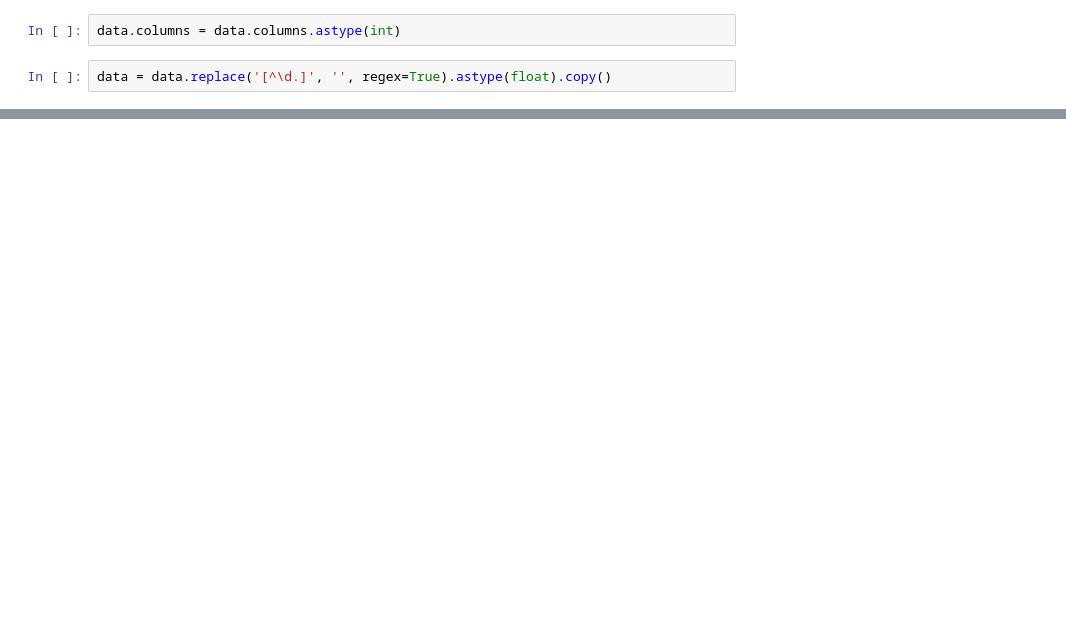
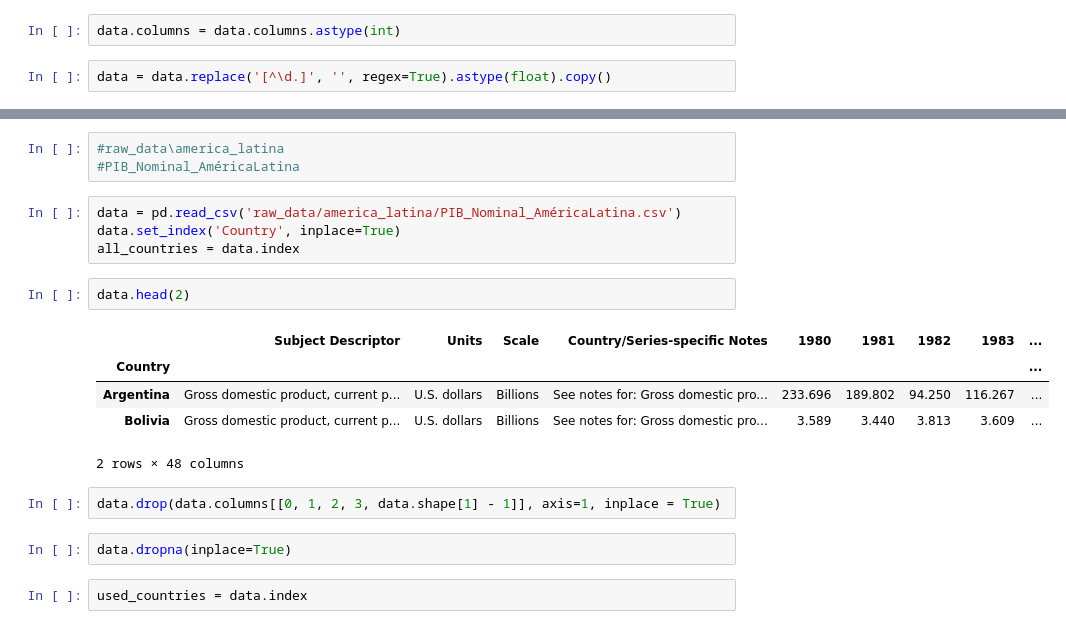
Before and after one commit to MoysesAz/Analyze-emerging, a Jupyter notebook: Analytics_South_America_by_Carolina.ipynb, the cells around one changed output, grey strips where cells are left out. Drawn from its saved outputs; the diff is of its cells as text; blank space fills up the shorter version.

```diff
--- a/Analytics_South_America_by_Carolina.ipynb
+++ b/Analytics_South_America_by_Carolina.ipynb
@@ -39,0 +64,21 @@ data.to_excel("data_finish_america_sul/pib_percapita/Pib_percapita_transpose.xls
+# %%
+#raw_data\america_latina
+#PIB_Nominal_AméricaLatina
+# %%
+data = pd.read_csv('raw_data/america_latina/PIB_Nominal_AméricaLatina.csv')
+data.set_index('Country', inplace=True)
+all_countries = data.index
+# %%
+data.head(2)
+# %% [output]
+|  | Subject Descriptor | Units | Scale | Country/Series-specific Notes | 1980 | 1981 | 1982 | 1983 | ... |
+| Country |  |  |  |  |  |  |  |  | ... |
+| Argentina | Gross domestic product, current p... | U.S. dollars | Billions | See notes for: Gross domestic pro... | 233.696 | 189.802 | 94.250 | 116.267 | ... |
+| Bolivia | Gross domestic product, current p... | U.S. dollars | Billions | See notes for: Gross domestic pro... | 3.589 | 3.440 | 3.813 | 3.609 | ... |
+2 rows × 48 columns
+# %%
+data.drop(data.columns[[0, 1, 2, 3, data.shape[1] - 1]], axis=1, inplace = True)
+# %%
+data.dropna(inplace=True)
+# %%
+used_countries = data.index
```
Also changed, not shown: parts of 39 cells of this notebook, 34 other files.
